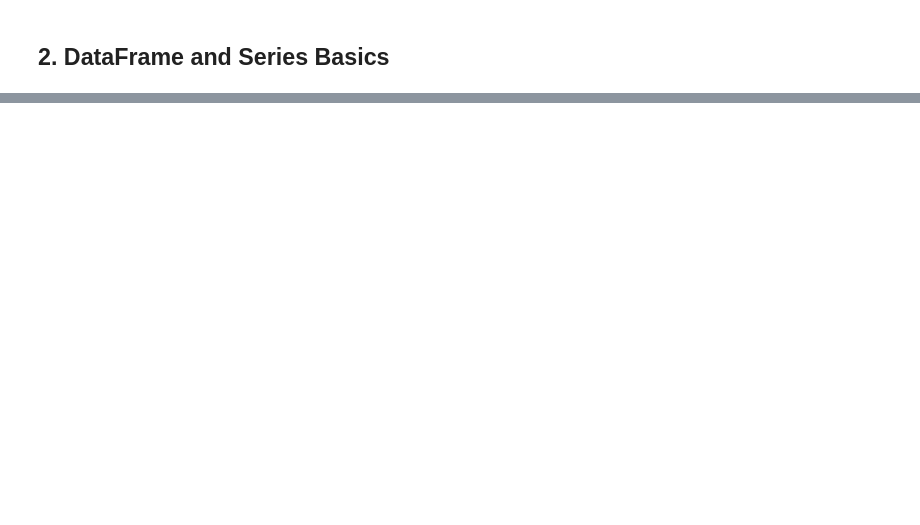
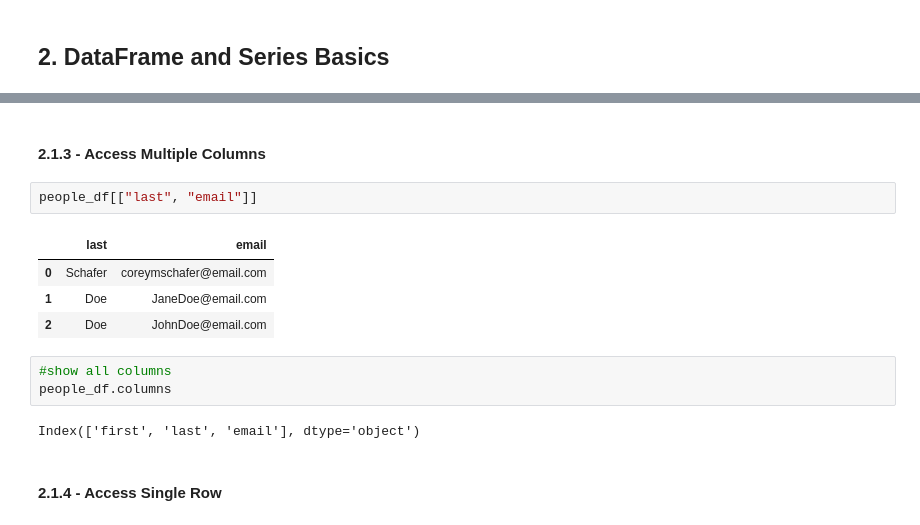
Before and after one commit to lucasbivar/statistic-applied-to-computing, a Jupyter notebook: personal-studies/data-manipulation/Pandas.ipynb, the cells around one changed output, grey strips where cells are left out. Drawn from its saved outputs; the diff is of its cells as text; blank space fills up the shorter version.

```diff
--- a/personal-studies/data-manipulation/Pandas.ipynb
+++ b/personal-studies/data-manipulation/Pandas.ipynb
@@ -118,0 +169,16 @@ schema_df
+# %% [markdown]
+#### 2.1.3 - Access Multiple Columns
+# %%
+people_df[["last", "email"]]
+# %% [output]
+|  | last | email |
+| 0 | Schafer | coreymschafer@email.com |
+| 1 | Doe | JaneDoe@email.com |
+| 2 | Doe | JohnDoe@email.com |
+# %%
+#show all columns
+people_df.columns
+# %% [output]
+Index(['first', 'last', 'email'], dtype='object')
+# %% [markdown]
+#### 2.1.4 - Access Single Row
```
Also changed, not shown: parts of 30 cells of this notebook.
